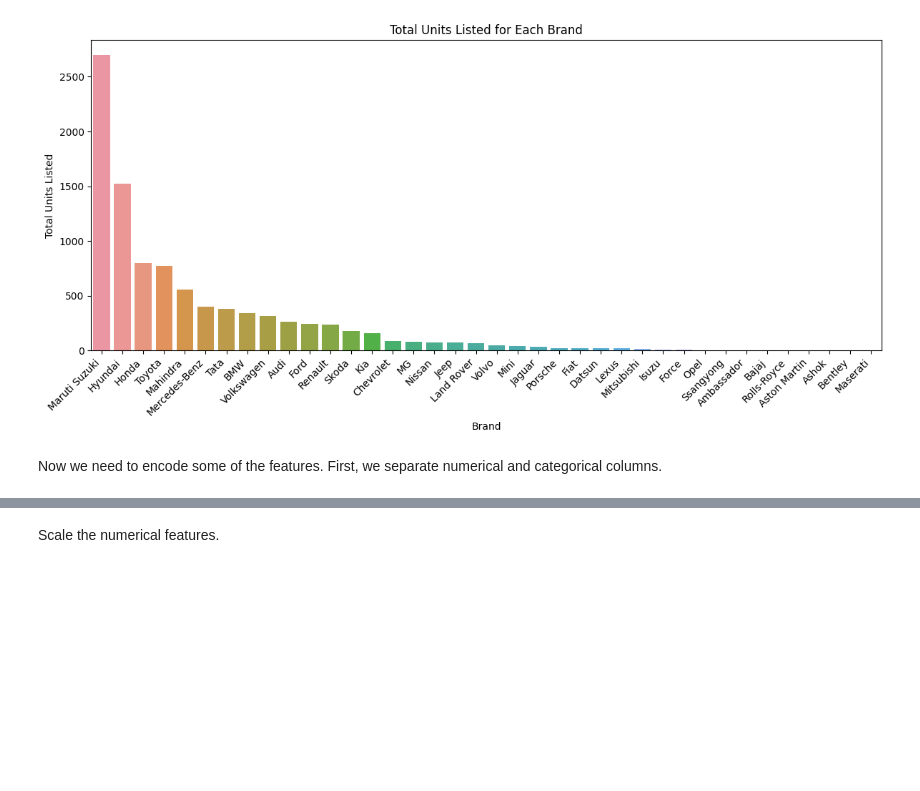
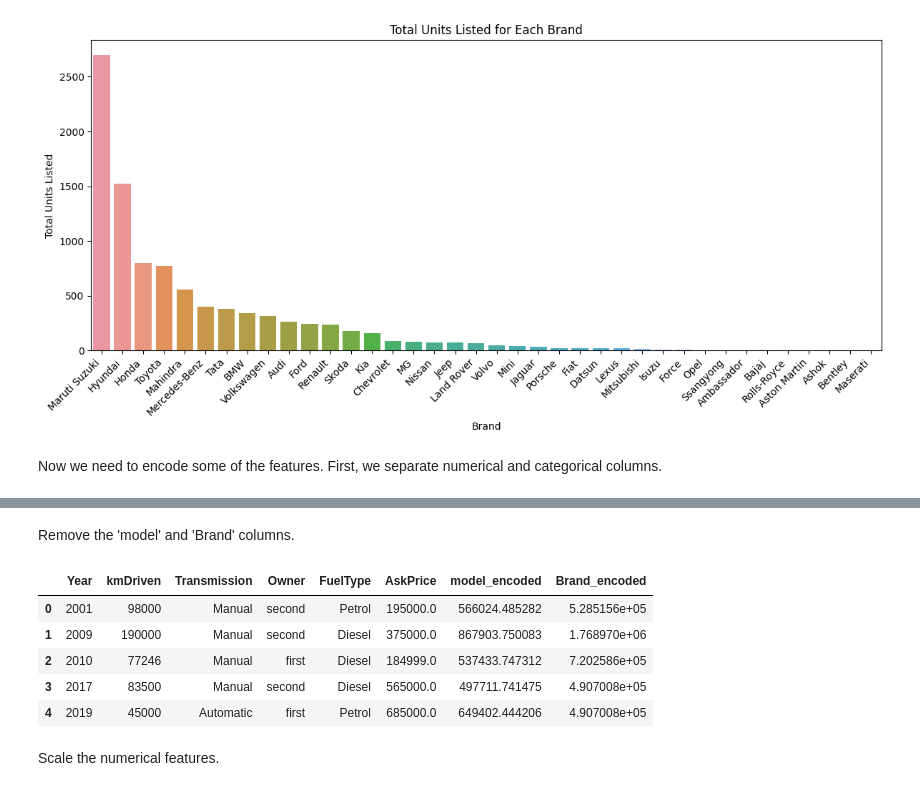
Before and after one commit to johnpospisil/used-car-values-in-india, a Jupyter notebook: used-car-values-in-india.ipynb, the cells around one changed output, grey strips where cells are left out. Saved outputs shown, nothing was run; the diff lists cells and outputs as text; code cells hidden in the pictures; blank space fills up the shorter version.

```diff
--- a/used-car-values-in-india.ipynb
+++ b/used-car-values-in-india.ipynb
@@ -469,0 +504,2 @@ other_features = ['model']
+# %% [markdown]
+Remove the 'model' and 'Brand' columns.
@@ -470,2 +508,11 @@ other_features = ['model']
+# %%
+df.head()
+# %% [output]
+|  | Year | kmDriven | Transmission | Owner | FuelType | AskPrice | model_encoded | Brand_encoded |
+| 0 | 2001 | 98000 | Manual | second | Petrol | 195000.0 | 566024.485282 | 5.285156e+05 |
+| 1 | 2009 | 190000 | Manual | second | Diesel | 375000.0 | 867903.750083 | 1.768970e+06 |
+| 2 | 2010 | 77246 | Manual | first | Diesel | 184999.0 | 537433.747312 | 7.202586e+05 |
+| 3 | 2017 | 83500 | Manual | second | Diesel | 565000.0 | 497711.741475 | 4.907008e+05 |
+| 4 | 2019 | 45000 | Automatic | first | Petrol | 685000.0 | 649402.444206 | 4.907008e+05 |
 # %% [markdown]
 Scale the numerical features.
```
Also changed, not shown: parts of 26 cells of this notebook.
